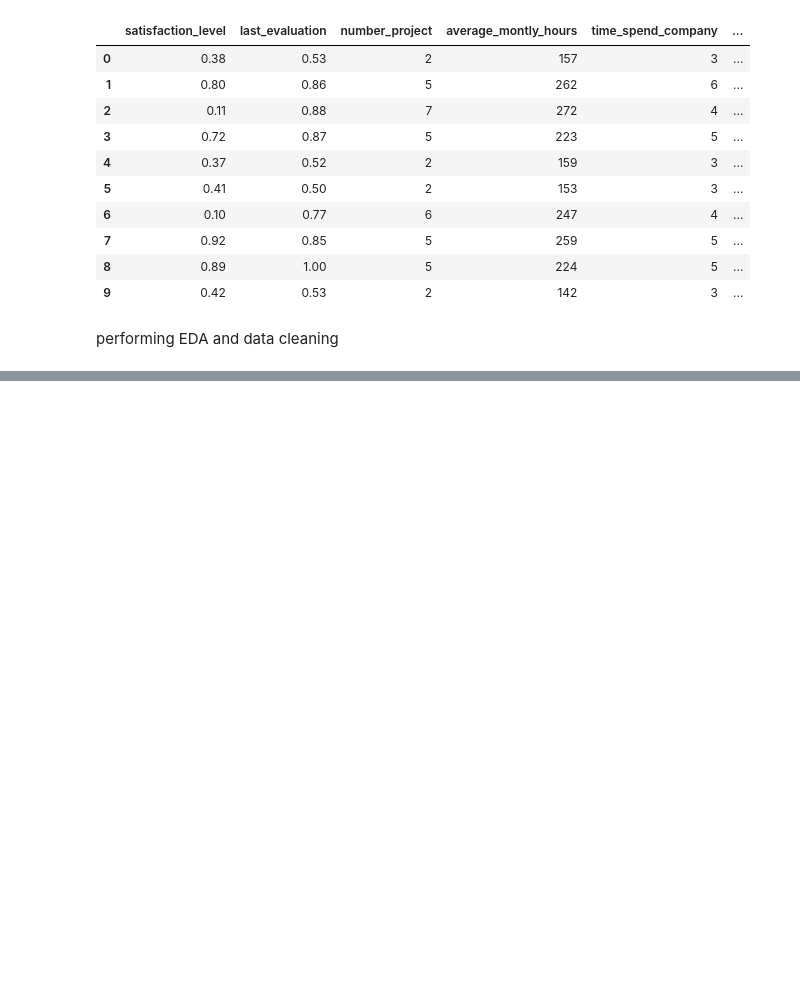
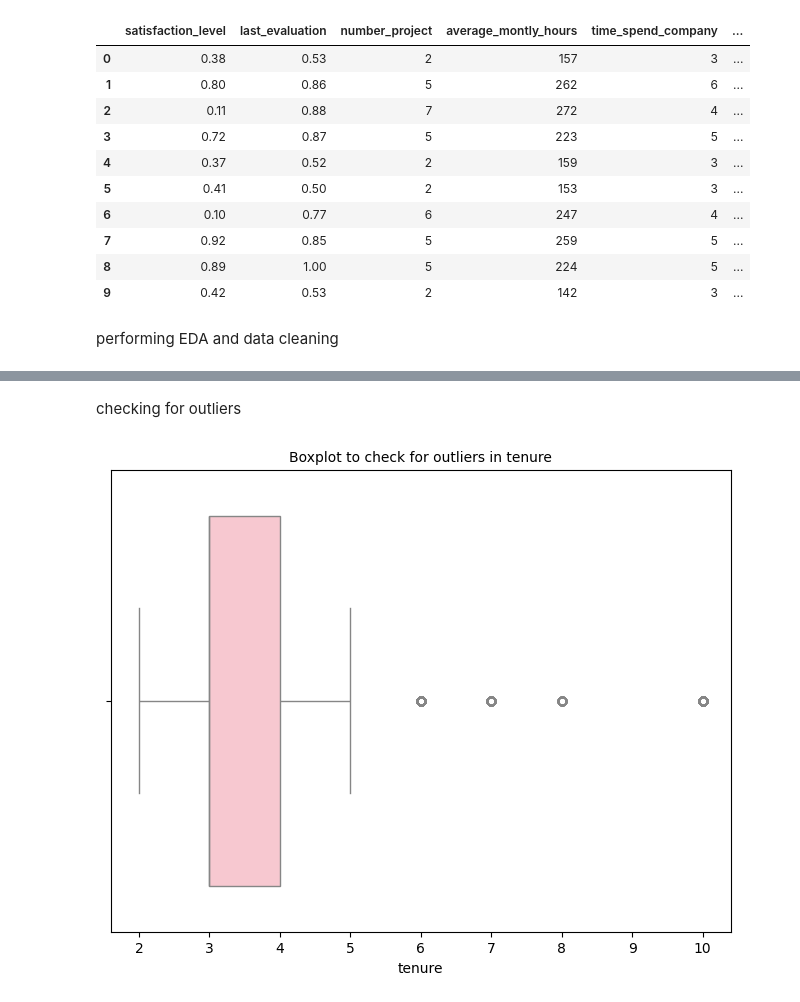
Before and after one commit to ankita-choudharyy/salifort-motors-capstone-project, a Jupyter notebook: salifort_motors.ipynb, the cells around one changed output, grey strips where cells are left out. Cells and saved outputs as stored; diff of their text form; code cells hidden in the pictures; blank space fills up the shorter version.

Commit message:
done with inital cleaning and some visualisation

```diff
--- a/salifort_motors.ipynb
+++ b/salifort_motors.ipynb
@@ -71,0 +92,4 @@ performing EDA and data cleaning
+# %%
+#renaming the columns so they are all snake_case.
+survey_data.columns = survey_data.columns.str.lower()
+survey_data.columns
@@ -71,0 +103,4 @@ performing EDA and data cleaning
+# %%
+#renaming the columns that are misspelt
+survey_data = survey_data.rename(columns = {"average_montly_hours":"average_monthly_hours", "time_spend_company" : "tenure"})
+survey_data.columns
@@ -71,0 +174,15 @@ performing EDA and data cleaning
+# %%
+#dropping the duplicates
+survey_data_1 = survey_data.drop_duplicates(keep ='first')
+# %% [markdown]
+checking for outliers
+# %%
+#checking outliers for tenture
+plt.figure(figsize = (8,6))
+plt.title("Boxplot to check for outliers in tenure", fontsize = 10)
+plt.xticks(fontsize = 10)
+plt.yticks(fontsize = 10)
+sns.boxplot(x=survey_data_1['tenure'], color='pink')
+plt.show()
+# %% [output]
+[figure, added]
```
Also changed, not shown: parts of 22 cells of this notebook.
